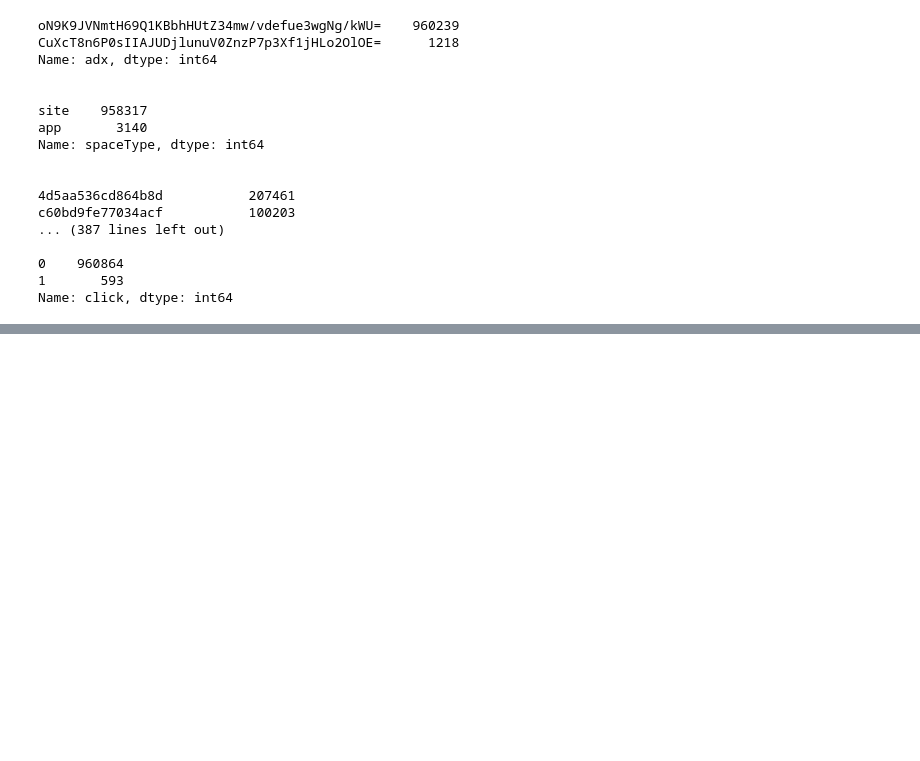
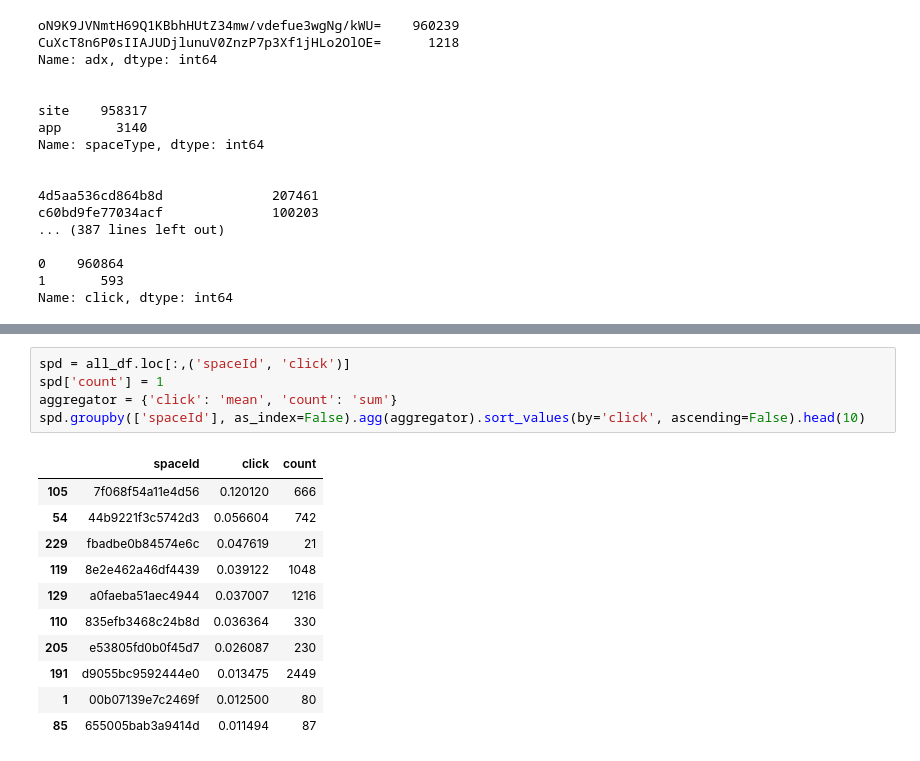
Before and after one commit to Superdanby/AI-Binary-Classification, a Jupyter notebook: Binary Classification.ipynb, the cells around one changed output, grey strips where cells are left out. Drawn from its saved outputs; the diff is of its cells as text; blank space fills up the shorter version.

```diff
--- a/Binary Classification.ipynb
+++ b/Binary Classification.ipynb
@@ -102,0 +121,17 @@ Name: click, dtype: int64
+# %%
+spd = all_df.loc[:,('spaceId', 'click')]
+spd['count'] = 1
+aggregator = {'click': 'mean', 'count': 'sum'}
+spd.groupby(['spaceId'], as_index=False).agg(aggregator).sort_values(by='click', ascending=False).head(10)
+# %% [output]
+|  | spaceId | click | count |
+| 105 | 7f068f54a11e4d56 | 0.120120 | 666 |
+| 54 | 44b9221f3c5742d3 | 0.056604 | 742 |
+| 229 | fbadbe0b84574e6c | 0.047619 | 21 |
+| 119 | 8e2e462a46df4439 | 0.039122 | 1048 |
+| 129 | a0faeba51aec4944 | 0.037007 | 1216 |
+| 110 | 835efb3468c24b8d | 0.036364 | 330 |
+| 205 | e53805fd0b0f45d7 | 0.026087 | 230 |
+| 191 | d9055bc9592444e0 | 0.013475 | 2449 |
+| 1 | 00b07139e7c2469f | 0.012500 | 80 |
+| 85 | 655005bab3a9414d | 0.011494 | 87 |
```
Also changed, not shown: parts of 15 cells of this notebook.
